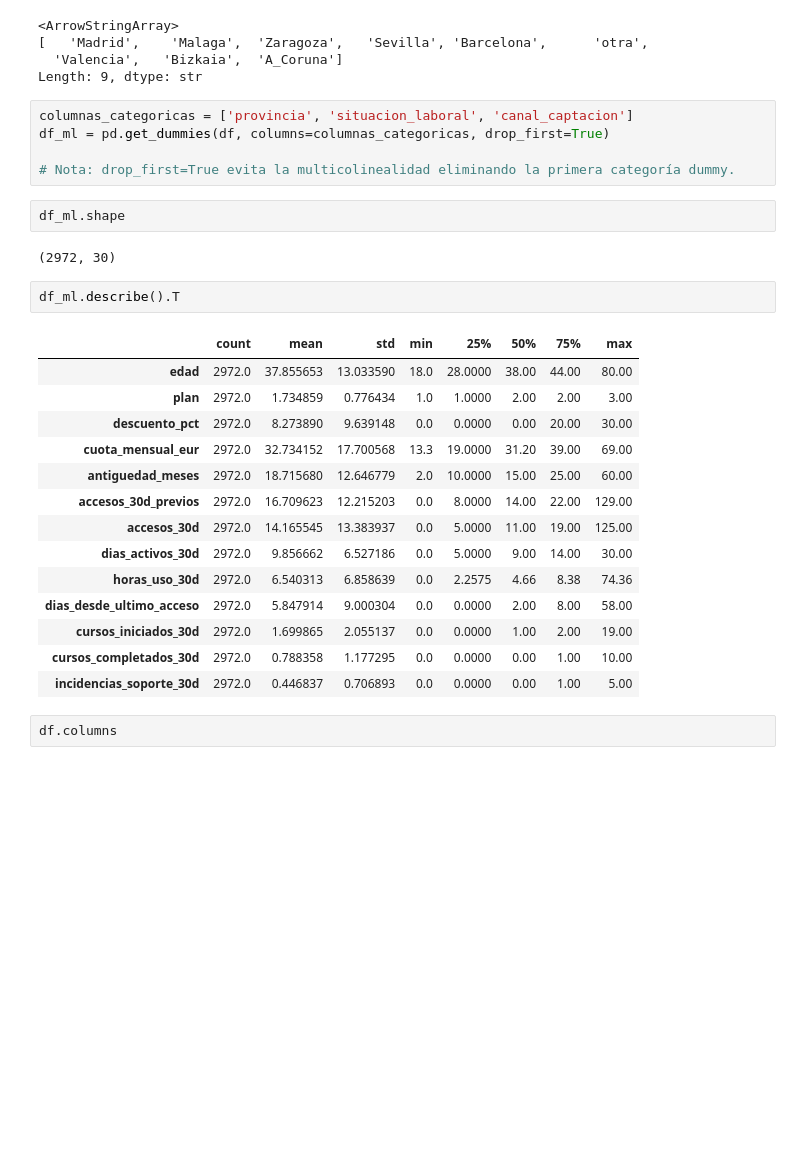
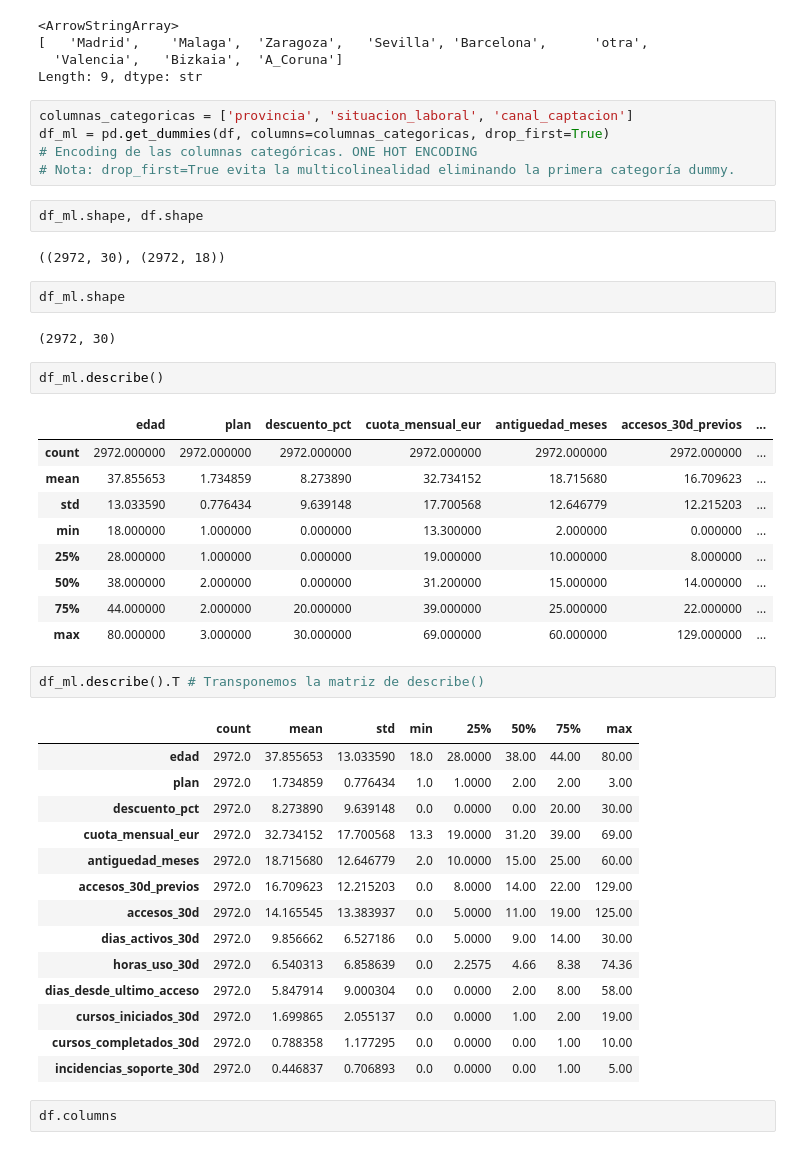
Before and after one commit to BorjaFdz/programacion-ia-alumnos, a Jupyter notebook: 05_Machine_Learning/EJERCICIO_ABANDONO/Abandono_borja.ipynb, the cells around one changed output. Drawn from its saved outputs; the diff is of its cells as text; blank space fills up the shorter version.

```diff
--- a/05_Machine_Learning/EJERCICIO_ABANDONO/Abandono_borja.ipynb
+++ b/05_Machine_Learning/EJERCICIO_ABANDONO/Abandono_borja.ipynb
@@ -1056,14 +1141,30 @@ Length: 9, dtype: str
 # %%
 columnas_categoricas = ['provincia', 'situacion_laboral', 'canal_captacion']
 df_ml = pd.get_dummies(df, columns=columnas_categoricas, drop_first=True)
-
+# Encoding de las columnas categóricas. ONE HOT ENCODING
 # Nota: drop_first=True evita la multicolinealidad eliminando la primera categoría dummy.
+# %%
+df_ml.shape, df.shape
+# %% [output]
+((2972, 30), (2972, 18))
 # %%
 df_ml.shape
 # %% [output]
 (2972, 30)
+# %%
+df_ml.describe()
+# %% [output]
+|  | edad | plan | descuento_pct | cuota_mensual_eur | antiguedad_meses | accesos_30d_previos | ... |
+| count | 2972.000000 | 2972.000000 | 2972.000000 | 2972.000000 | 2972.000000 | 2972.000000 | ... |
+| mean | 37.855653 | 1.734859 | 8.273890 | 32.734152 | 18.715680 | 16.709623 | ... |
+| std | 13.033590 | 0.776434 | 9.639148 | 17.700568 | 12.646779 | 12.215203 | ... |
+| min | 18.000000 | 1.000000 | 0.000000 | 13.300000 | 2.000000 | 0.000000 | ... |
+| 25% | 28.000000 | 1.000000 | 0.000000 | 19.000000 | 10.000000 | 8.000000 | ... |
+| 50% | 38.000000 | 2.000000 | 0.000000 | 31.200000 | 15.000000 | 14.000000 | ... |
+| 75% | 44.000000 | 2.000000 | 20.000000 | 39.000000 | 25.000000 | 22.000000 | ... |
+| max | 80.000000 | 3.000000 | 30.000000 | 69.000000 | 60.000000 | 129.000000 | ... |
 # %%
-df_ml.describe().T
+df_ml.describe().T # Transponemos la matriz de describe()
 # %% [output]
 |  | count | mean | std | min | 25% | 50% | 75% | max |
 | edad | 2972.0 | 37.855653 | 13.033590 | 18.0 | 28.0000 | 38.00 | 44.00 | 80.00 |
```
Also changed, not shown: parts of 35 cells of this notebook, 18 other files.
